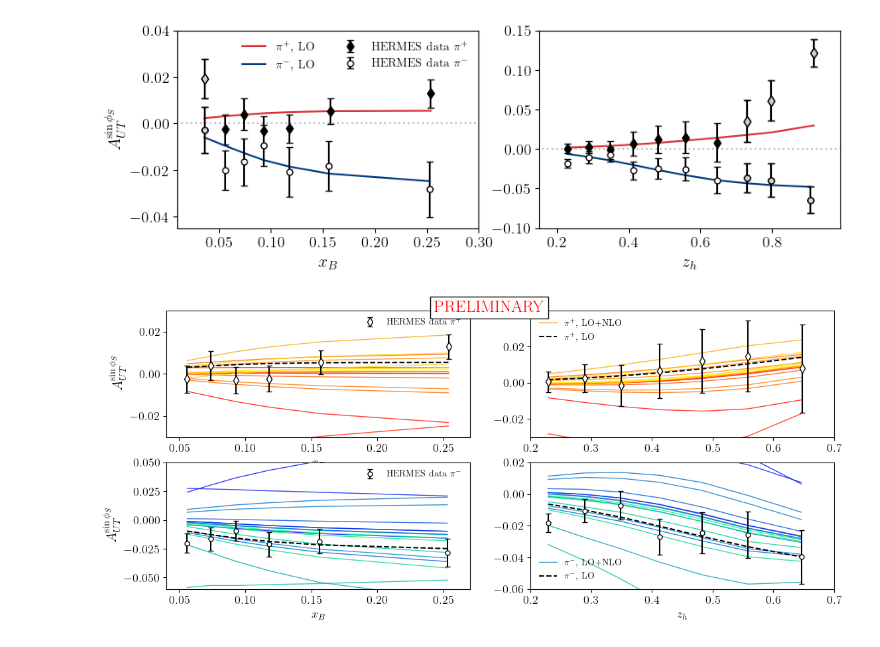
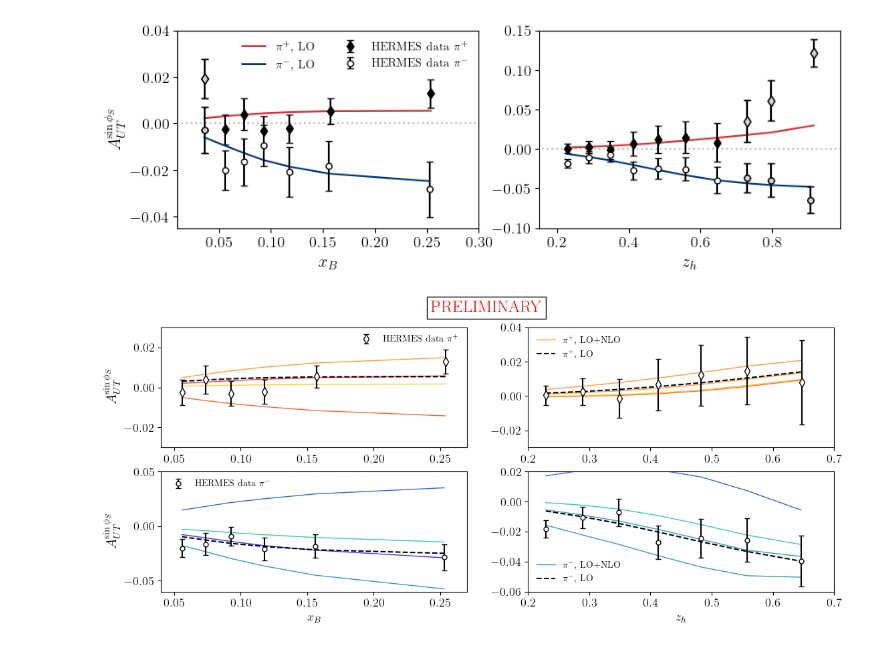
Before and after one commit to diegoscantam/sidis-NLO-twist3, a Jupyter notebook: code/plotC.ipynb, the cells around one changed output. Cells and saved outputs as stored; diff of their text form; code cells hidden in the pictures.

Commit message:
Spotted 3 possible scenarios 4 paper + added scale variation

```diff
--- a/code/plotC.ipynb
+++ b/code/plotC.ipynb
@@ -544,7 +543,7 @@ plt.show()
 [figure]
 # %%
 N_start = 1
-N_scenario = 20
+N_scenario = 5
 
 dfxpNLO= list()
 dfxmNLO= list()
@@ -588,7 +587,7 @@ fig, axs = plt.subplots(2,2, figsize= (w,h))
 # First plot: A_UT vs xB at fixed zh
 
 fig.suptitle("PRELIMINARY",color='r', fontsize=fs+5, bbox=dict(facecolor='w', edgecolor='k'))
-fig.subplots_adjust(top=.95)
+fig.subplots_adjust(top=.9)
 
 for k in range(0,N_scenario-1):
     axs[0,0].plot(dfxpNLO[k][0], dfxpNLO[k][5], color =cm_red(k/N_scenario),linestyle='solid',linewidth=1,alpha=0.8)
@@ -619,31 +618,31 @@ axs[1,1].plot(dfzm[2], dfzm[5], color='k',label='$\\pi^-$, LO',linestyle='dashed
 axs[1,1].errorbar(meas_zm_z,meas_zm_value,meas_zm_dvalue, linestyle='none',fmt='o',mfc='w',mec='k',ecolor='k',ms=5, capsize=3)
 
 axs[0,0].set_xlim(0.04 ,0.27)
 axs[0,0].set_ylim(-0.03,0.03)
 axs[1,0].set_xlim(0.04 ,0.27)
 axs[1,0].set_ylim(-0.06,0.05)
 axs[0,1].set_xlim(0.2 ,.7)
 axs[0,1].set_ylim(-0.03,0.04)
 axs[1,1].set_xlim(0.2 ,.7)
 axs[1,1].set_ylim(-0.06,0.02)
 
 axs[0,0].tick_params(axis='both', which='major', labelsize=fs)
 axs[1,0].tick_params(axis='both', which='major', labelsize=fs)
 
 axs[0,1].tick_params(axis='both', which='major', labelsize=fs)
 axs[1,1].tick_params(axis='both', which='major', labelsize=fs)
 
 axs[1,1].set_xlabel('$z_h$', fontsize=fs)
 
 axs[1,0].set_xlabel('$x_B$', fontsize=fs)
 
 axs[0,0].legend(fancybox= True, framealpha=0., loc='best', fontsize = fs-3, ncol=1)
 axs[1,0].legend(fancybox= True, framealpha=0., loc='best', fontsize = fs-3, ncol=1)
 axs[0,1].legend(fancybox= True, framealpha=0., loc='best', fontsize = fs-3, ncol=1)
 axs[1,1].legend(fancybox= True, framealpha=0., loc='best', fontsize = fs-3, ncol=1)
 
 
 plt.savefig('./out/HERMES_A_UT_NLO.pdf', dpi=300, bbox_inches='tight')
 plt.show()
 # %% [output]
-[figure, old version]
+[figure, new version]
```
Also changed, not shown: parts of 5 cells of this notebook, 4 other files.
